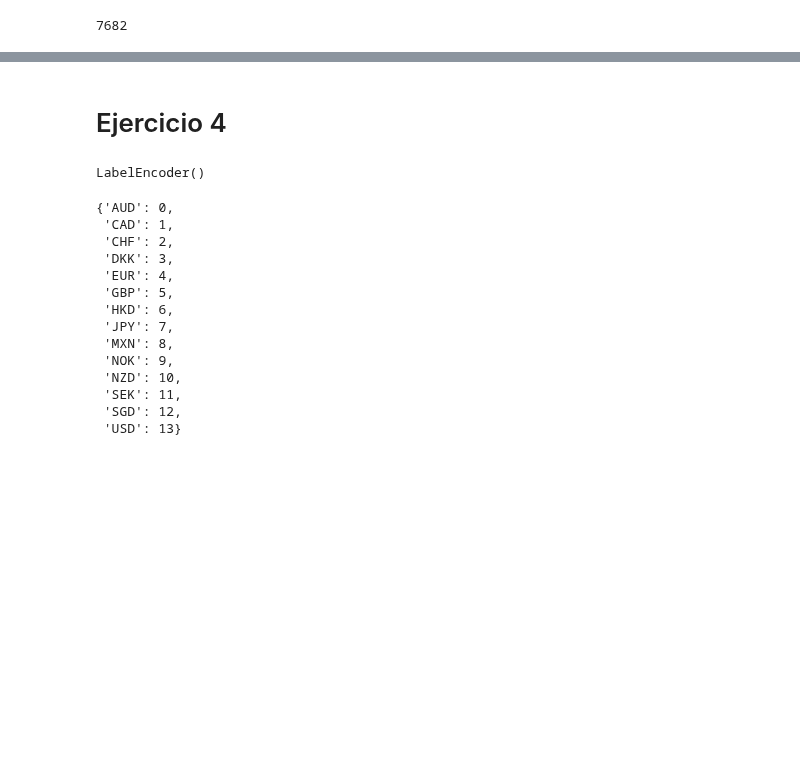
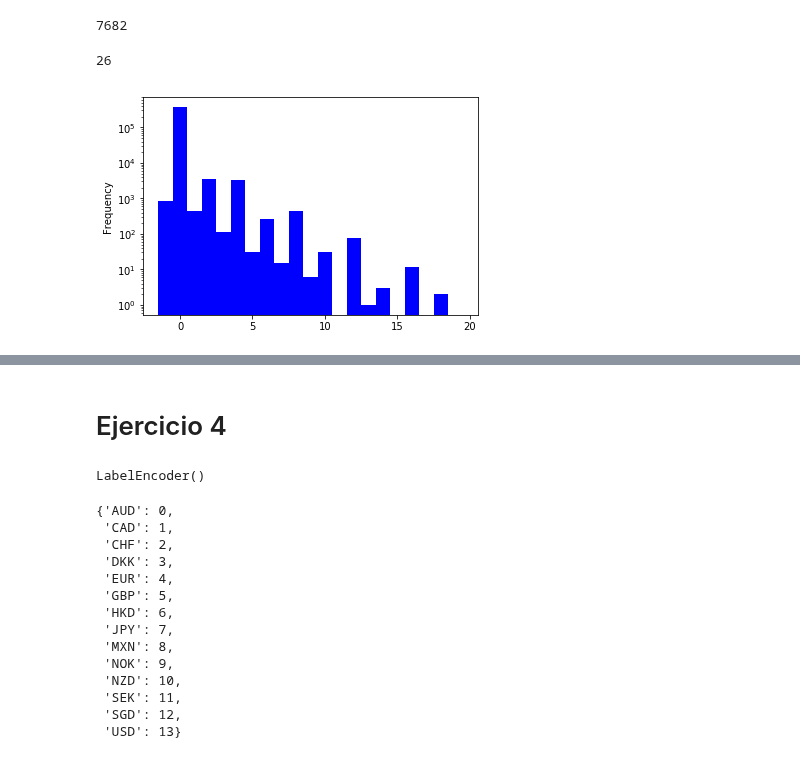
Before and after one commit to nehuengonzalez/diplodatos, a Jupyter notebook: tp2/ejerciciosLimpiezaSinEnunciado.ipynb, the cells around one changed output, grey strips where cells are left out. Drawn from its saved outputs; the diff is of its cells as text; code cells hidden in the pictures; blank space fills up the shorter version.

```diff
--- a/tp2/ejerciciosLimpiezaSinEnunciado.ipynb
+++ b/tp2/ejerciciosLimpiezaSinEnunciado.ipynb
@@ -107,5 +88,6 @@ import ftfy.badness as bad
 # %%
-datosEncodingISO = pd.read_csv(".." + "/input/kickstarter-projects/ks-projects-201801.csv", encoding='iso-8859-1')
+datosEncodingISO8859 = pd.read_csv("." + "/input/kickstarter-projects/ks-projects-201801.csv", encoding='iso-8859-1')
+datosEncodingDefault = pd.read_csv("." + "/input/kickstarter-projects/ks-projects-201801.csv")
 # %%
 def weird(val):
     if isinstance(val, float):
@@ -113,5 +95,5 @@ def weird(val):
     return bad.sequence_weirdness(val)
 
 
-datosEncodingISO['name_weirdness'] = datosEncodingISO['name'].apply(weird)
-datosEncodingISO[datosEncodingISO['name_weirdness'] > 1]
+datosEncodingISO8859['name_weirdness'] = datosEncodingISO8859['name'].apply(weird)
+datosEncodingDefault['name_weirdness'] = datosEncodingDefault['name'].apply(weird)
@@ -139,2 +102,12 @@ len(datosEncodingISO[datosEncodingISO['name_weirdness'] > 1]['name'])
 # %% [output]
 7682
+# %%
+len(datosEncodingDefault[datosEncodingDefault.name_weirdness > 1])
+# %% [output]
+26
+# %%
+datosEncodingISO8859.name_weirdness.plot.hist(bins=[i+0.5 for i in range(-2,20)],color="blue")
+plt.yscale('log')
+plt.show()
+# %% [output]
+[figure, added]
```
Also changed, not shown: parts of 22 cells of this notebook.
